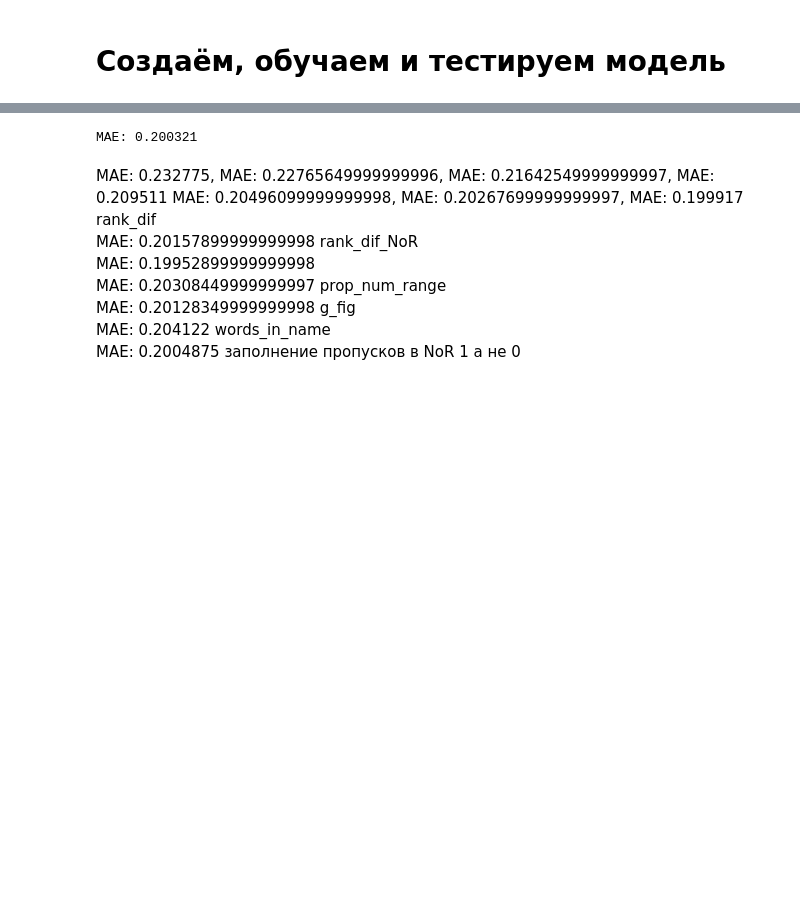
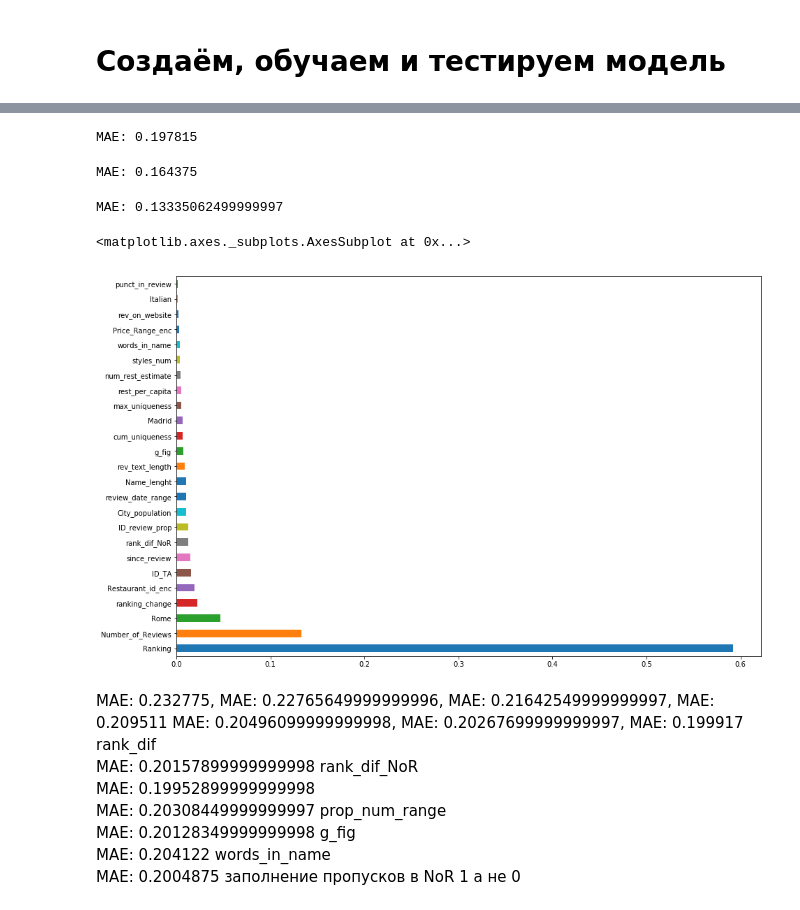
Before and after one commit to Urusut/IvanovDmitryV, a Jupyter notebook: Unit_3/your_first_model.ipynb, the cells around one changed output, grey strips where cells are left out. Drawn from its saved outputs; the diff is of its cells as text; code cells hidden in the pictures; blank space fills up the shorter version.

```diff
--- a/Unit_3/your_first_model.ipynb
+++ b/Unit_3/your_first_model.ipynb
@@ -447,2 +633,6 @@ df['Name_lenght'] = rest_names.apply(len)
+# %%
+coltodrop = ['Restaurant_id','City', 'Reviews', 'URL_TA', 'Price_Range','Cuisine_Style']
+# %%
+df_preproc = data.drop(columns=coltodrop)
 # %% [markdown]
 ### ПРОВЕРКА
@@ -478,0 +651,7 @@ X_train, X_test, y_train, y_test = train_test_split(X, y, test_size=0.25)
+# %%
+# Теперь выделим тестовую часть
+train_data = df_preproc.query('sample == 1').drop(['sample'], axis=1)
+test_data = df_preproc.query('sample == 0').drop(['sample'], axis=1)
+
+y = train_data.Rating.values            # наш таргет
+X = train_data.drop(['Rating'], axis=1)
@@ -478,0 +661,4 @@ X_train, X_test, y_train, y_test = train_test_split(X, y, test_size=0.25)
+# %%
+# Воспользуемся специальной функцие train_test_split для разбивки тестовых данных
+# выделим 20% данных на валидацию (параметр test_size)
+X_train, X_test, y_train, y_test = train_test_split(X, y, test_size=0.2, random_state=RANDOM_SEED)
@@ -498,9 +685,34 @@ Wall time: 1min 15s
 # %%
 # Сравниваем предсказанные значения (y_pred) с реальными (y_test), и смотрим насколько они в среднем отличаются
 # Метрика называется Mean Absolute Error (MAE) и показывает среднее отклонение предсказанных значений от фактических.
-print('MAE:', metrics.mean_absolute_error(y_test, y_pred))
+print('MAE:', metrics.mean_absolute_error(y_pred, y_test))
 # %% [output]
-MAE: 0.200321
+MAE: 0.197815
+# %%
+# искомые значения рейтинга дискретны - от 0.5 до 5 с шагом 0.5, наверное имеет смысл округлить полученные результаты
+# до этих значений
+print('MAE:', metrics.mean_absolute_error((y_pred*2).round()/2, y_test))
+# %% [output]
+MAE: 0.164375
+# %%
+# округление в некоторых случаях очевидно ошибку увеличило, найдем оптимальный порог для округления:
+err = abs(y_pred - y_test)
+for tr in np.arange(0.01,0.5,0.01):
+    y_tmp = [(y*2).round()/2 if abs(y - t)<tr else y for y,t in zip(y_pred,y_test)]
+#     print(round(tr,2),'  MAE:', metrics.mean_absolute_error(y_tmp, y_test))
+
+y_pred_round = [(y*2).round()/2 if abs(y - t)<0.25 else y for y,t in zip(y_pred,y_test)]
+print('MAE:', metrics.mean_absolute_error(y_pred_round, y_test))
+# %% [output]
+MAE: 0.13335062499999997
+# %%
+# в RandomForestRegressor есть возможность вывести самые важные признаки для модели
+plt.rcParams['figure.figsize'] = (15,10)
+feat_importances = pd.Series(regr.feature_importances_, index=X.columns)
+feat_importances.nlargest(25).plot(kind='barh')
+# %% [output]
+<matplotlib.axes._subplots.AxesSubplot at 0x...>
+[figure, added]
 # %% [markdown]
 MAE: 0.232775, MAE: 0.22765649999999996,  MAE: 0.21642549999999997, MAE: 0.209511
 MAE: 0.20496099999999998, MAE: 0.20267699999999997,
```
Also changed, not shown: parts of 123 cells of this notebook, 3 other files.
